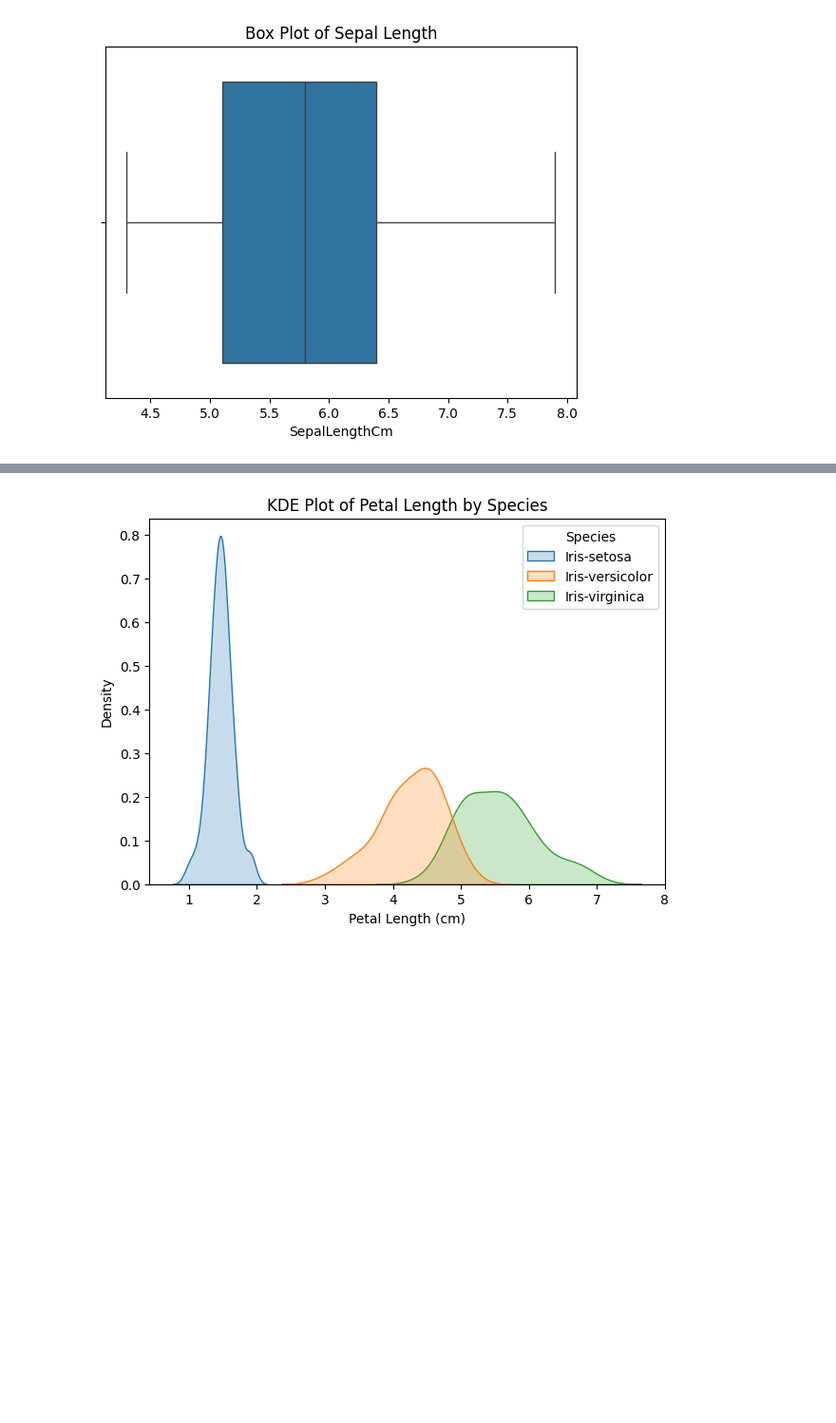
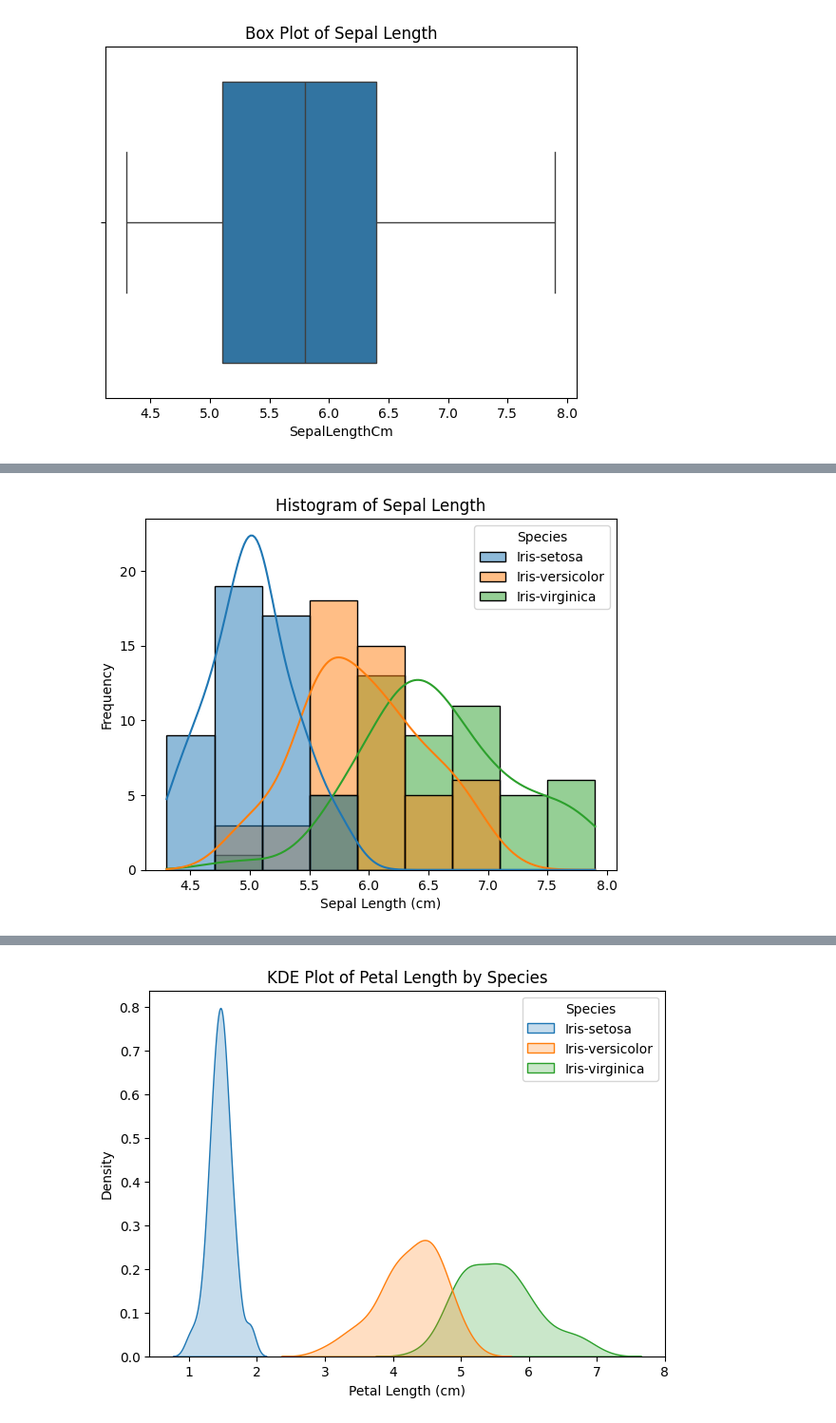
Before and after one commit to shivampimple29/Intelligent-Data-Systems, a Jupyter notebook: Exp3/Exp3.ipynb, the cells around one changed output, grey strips where cells are left out. Shown at 95% size. Cells and saved outputs as stored; diff of their text form; code cells hidden in the pictures; blank space fills up the shorter version.

```diff
--- a/Exp3/Exp3.ipynb
+++ b/Exp3/Exp3.ipynb
@@ -171,24 +148,0 @@ plt.show()
-# %%
-import pandas as pd
-import seaborn as sns
-import matplotlib.pyplot as plt
-
-# Load the dataset
-iris = pd.read_csv("/kaggle/input/iris/Iris.csv")
-df = pd.DataFrame(iris)
-
-# Plot 7: Histogram
-# Step 18: Histogram (Histplot)
-
-sns.histplot(data=df, x='SepalLengthCm', hue='Species', kde=True)
-
-# histplot shows the distribution (frequency) of a single numerical feature.
-# hue='Species' separates the distributions by flower species.
-# kde=True adds a smooth density curve to better visualize the distribution.
-
-plt.show()
-
-# Helps identify:
-# - Distribution of values (normal, skewed, etc.)
-# - Frequency of observations
-# - Overlap between different species
@@ -225,0 +158,13 @@ plt.show()
+# %%
+# Plot 7: Histogram
+# Step 18: Histogram (Histplot)
+
+sns.histplot(data=df, x='SepalLengthCm', hue='Species', kde=True)
+
+plt.title("Histogram of Sepal Length")
+plt.xlabel("Sepal Length (cm)")
+plt.ylabel("Frequency")
+
+plt.show()
+# %% [output]
+[figure, added]
```
Also changed, not shown: parts of 19 cells of this notebook.
